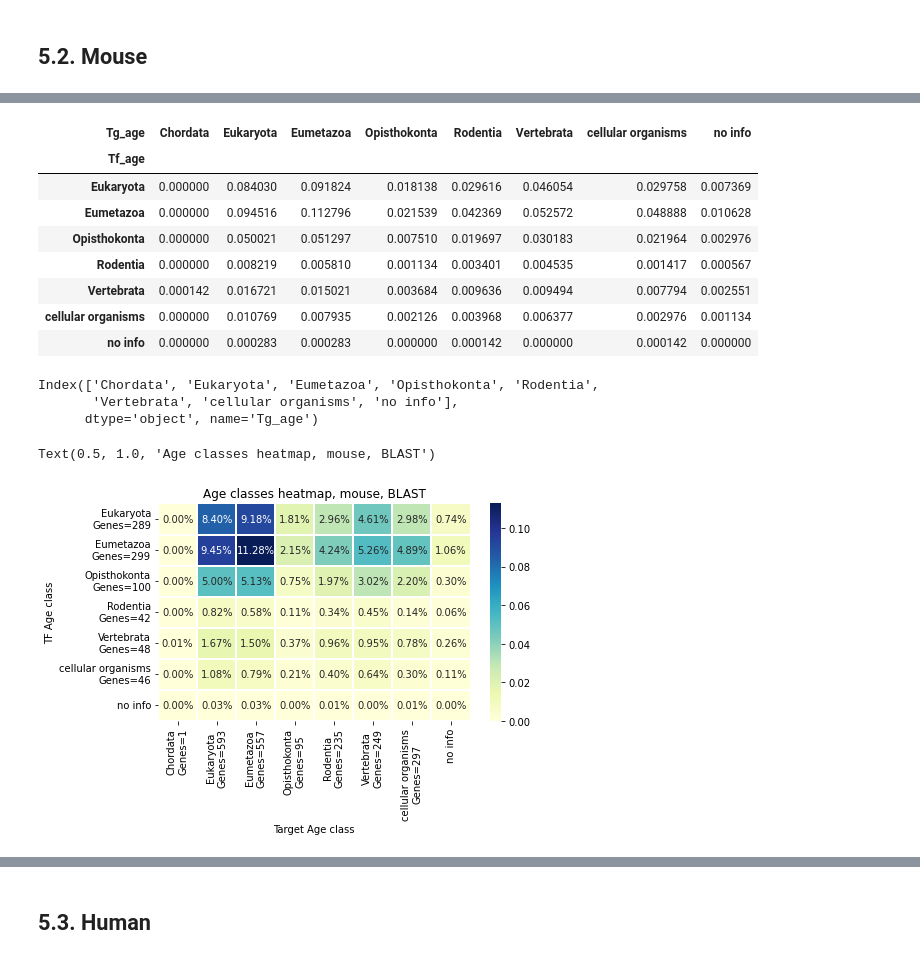
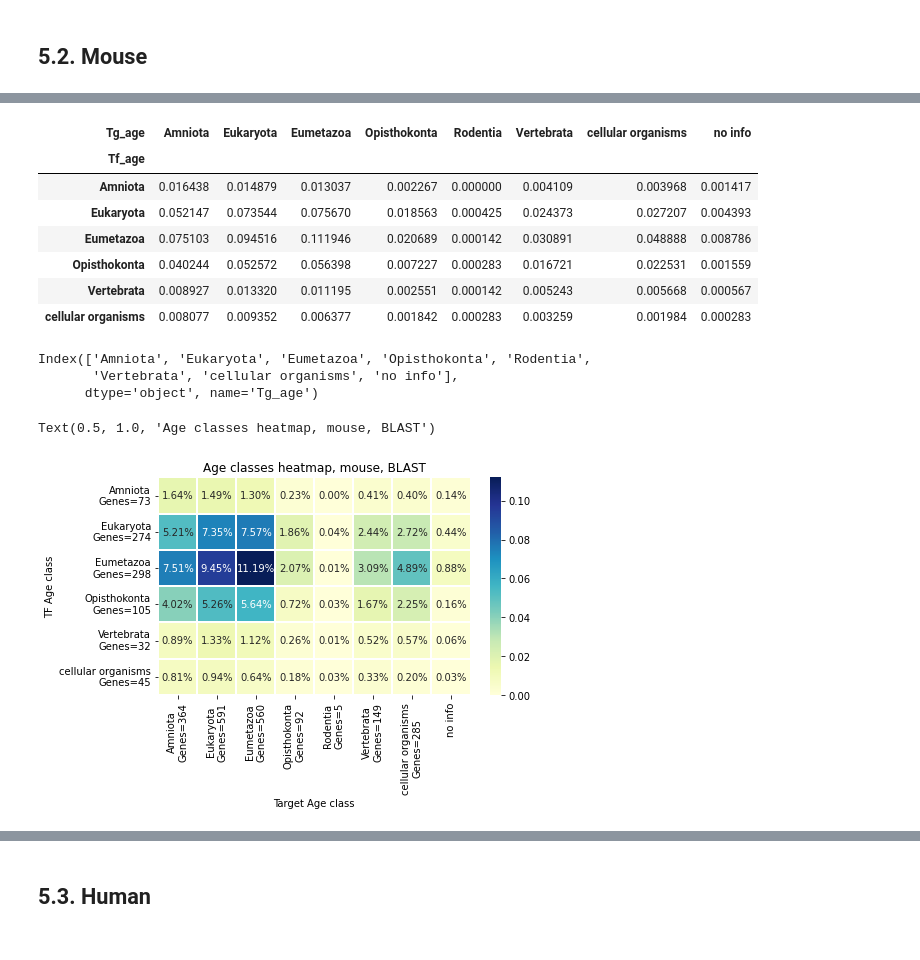
Before and after one commit to Freddsle/age_patterns, a Jupyter notebook: code/06_BLAST_SwissTree.ipynb, the cells around one changed output, grey strips where cells are left out. Cells and saved outputs as stored; diff of their text form; code cells hidden in the pictures.

```diff
--- a/code/06_BLAST_SwissTree.ipynb
+++ b/code/06_BLAST_SwissTree.ipynb
@@ -443,7 +559,7 @@ yeast_age_hits.to_csv('../data/06_swiss_tree_blast/swiss_red_res/yeast_age_hits.
 # %% [markdown]
 ## 4.2. Mouse
 # %%
-doc = '../data/06_swiss_tree_blast/mouse_results/blast_swiss_local.table'
+doc = '../data/06_swiss_tree_blast/mouse_results/mouse_blast_swiss_entrez.table'
 result_table = pd.read_csv(doc, sep='\t', header=None, names=['gene_name', 'seq_id', 'sub_title', 'p_ident', 'e_value', 'bit_score'])
 result_table.head()
 # %% [output]
@@ -591,7 +707,7 @@ mouse_age_hits.to_csv('../data/06_swiss_tree_blast/mouse_results/mouse_age_hits.
 ## 4.3. Human
 2862
 # %%
-doc = '../data/06_swiss_tree_blast/human_results/blast_swiss_local.table'
+doc = '../data/06_swiss_tree_blast/human_results/human_blast_swiss_entrez.table'
 result_table = pd.read_csv(doc, sep='\t', header=None, names=['gene_name', 'seq_id', 'sub_title', 'p_ident', 'e_value', 'bit_score'])
 result_table.head()
 # %% [output]
@@ -947,10 +1080,10 @@ array(['cellular organisms', 'Eumetazoa', 'Opisthokonta', 'Rodentia',
 #mouse_blast_ages['Age'] = mouse_blast_ages['Age'].apply(lambda x: 'Vertebrata' if x == 'Amniota' or x == 'Euteleostomi' or x == 'Tetrapoda' else x)
 #mouse_blast_ages['Age'] = mouse_blast_ages['Age'].apply(lambda x: 'Mammalia' if x == 'Boreoeutheria' or x == 'Euarchontoglires' or x == 'Theria' else x)
 
-mouse_blast_ages['Age'] = mouse_blast_ages['Age'].apply(lambda x: 'Vertebrata' if x == 'Amniota' or x == 'Euteleostomi' or x == 'Tetrapoda' else x)
-mouse_blast_ages['Age'] = mouse_blast_ages['Age'].apply(lambda x: 'Theria' if x == 'Boreoeutheria' or x == 'Euarchontoglires' else x)
+mouse_blast_ages['Age'] = mouse_blast_ages['Age'].apply(lambda x: 'Vertebrata' if x == 'Euteleostomi' or x == 'Tetrapoda' else x)
+mouse_blast_ages['Age'] = mouse_blast_ages['Age'].apply(lambda x: 'Amniota' if x == 'Theria' or x == 'Boreoeutheria' or x == 'Euarchontoglires'else x)
 mouse_blast_ages['Age'] = mouse_blast_ages['Age'].apply(lambda x: 'Eumetazoa' if x == 'Bilateria' else x)
-mouse_blast_ages['Age'] = mouse_blast_ages['Age'].apply(lambda x: 'Rodentia' if x == 'Murinae' or x == 'Mus'or x == 'Theria' else x)
+mouse_blast_ages['Age'] = mouse_blast_ages['Age'].apply(lambda x: 'Rodentia' if x == 'Murinae' or x == 'Mus' else x)
 # %%
 mouse_data['Tf_age'] = mouse_data.merge(mouse_blast_ages, how='left', on=['TF']).Age
 
@@ -962,60 +1095,59 @@ mouse_data[['Tg_age', 'Tf_age']] = mouse_data[['Tg_age', 'Tf_age']].replace(np.n
 heatmap_m = pd.crosstab(mouse_data.Tf_age, mouse_data.Tg_age, normalize=True)
 heatmap_m
 # %% [output]
-| Tg_age | Chordata | Eukaryota | Eumetazoa | Opisthokonta | Rodentia | Vertebrata | cellular organisms | no info |
+| Tg_age | Amniota | Eukaryota | Eumetazoa | Opisthokonta | Rodentia | Vertebrata | cellular organisms | no info |
 | Tf_age |  |  |  |  |  |  |  |  |
-| Eukaryota | 0.000000 | 0.084030 | 0.091824 | 0.018138 | 0.029616 | 0.046054 | 0.029758 | 0.007369 |
-| Eumetazoa | 0.000000 | 0.094516 | 0.112796 | 0.021539 | 0.042369 | 0.052572 | 0.048888 | 0.010628 |
-| Opisthokonta | 0.000000 | 0.050021 | 0.051297 | 0.007510 | 0.019697 | 0.030183 | 0.021964 | 0.002976 |
-| Rodentia | 0.000000 | 0.008219 | 0.005810 | 0.001134 | 0.003401 | 0.004535 | 0.001417 | 0.000567 |
-| Vertebrata | 0.000142 | 0.016721 | 0.015021 | 0.003684 | 0.009636 | 0.009494 | 0.007794 | 0.002551 |
-| cellular organisms | 0.000000 | 0.010769 | 0.007935 | 0.002126 | 0.003968 | 0.006377 | 0.002976 | 0.001134 |
-| no info | 0.000000 | 0.000283 | 0.000283 | 0.000000 | 0.000142 | 0.000000 | 0.000142 | 0.000000 |
+| Amniota | 0.016438 | 0.014879 | 0.013037 | 0.002267 | 0.000000 | 0.004109 | 0.003968 | 0.001417 |
+| Eukaryota | 0.052147 | 0.073544 | 0.075670 | 0.018563 | 0.000425 | 0.024373 | 0.027207 | 0.004393 |
+| Eumetazoa | 0.075103 | 0.094516 | 0.111946 | 0.020689 | 0.000142 | 0.030891 | 0.048888 | 0.008786 |
+| Opisthokonta | 0.040244 | 0.052572 | 0.056398 | 0.007227 | 0.000283 | 0.016721 | 0.022531 | 0.001559 |
+| Vertebrata | 0.008927 | 0.013320 | 0.011195 | 0.002551 | 0.000142 | 0.005243 | 0.005668 | 0.000567 |
+| cellular organisms | 0.008077 | 0.009352 | 0.006377 | 0.001842 | 0.000283 | 0.003259 | 0.001984 | 0.000283 |
 # %%
 tf_ages_count = mouse_data.groupby(['TF', 'Tf_age'], as_index=0).count().groupby('Tf_age', as_index=0).count()[['Tf_age', 'TF']]
 tg_ages_count = mouse_data.groupby(['Target', 'Tg_age'], as_index=0).count().groupby('Tg_age', as_index=0).count()[['Tg_age', 'Target']]
 # %%
 heatmap_m.columns
 # %% [output]
-Index(['Chordata', 'Eukaryota', 'Eumetazoa', 'Opisthokonta', 'Rodentia',
+Index(['Amniota', 'Eukaryota', 'Eumetazoa', 'Opisthokonta', 'Rodentia',
        'Vertebrata', 'cellular organisms', 'no info'],
       dtype='object', name='Tg_age')
 # %%
 plt.rcParams["figure.figsize"] = 7, 4
 
-ylabels = ['Eukaryota', 'Eumetazoa', 'Opisthokonta',
-           'Rodentia', 'Vertebrata', 'cellular organisms'] # labels for y-axis
+ylabels = ['Amniota', 'Eukaryota', 'Eumetazoa', 'Opisthokonta',
+           'Vertebrata', 'cellular organisms'] # labels for y-axis
 
-xlabels = ['Chordata', 'Eukaryota', 'Eumetazoa', 'Opisthokonta',
-           'Rodentia', 'Vertebrata', 'cellular organisms'] # labels for x-axis
+xlabels = ['Amniota', 'Eukaryota', 'Eumetazoa', 'Opisthokonta', 'Rodentia',
+           'Vertebrata', 'cellular organisms'] # labels for x-axis
 
 x_axis_labels = []
 y_axis_labels = []
 
 for label in xlabels:
     x_axis_labels.append(f'{label}\nGenes={tg_ages_count[tg_ages_count.Tg_age == label].Target.iloc[0]}')
 
 x_axis_labels.append('no info')
 
 for label in ylabels:
     y_axis_labels.append(f'{label}\nGenes={tf_ages_count[tf_ages_count.Tf_age == label].TF.iloc[0]}')
 
-y_axis_labels.append('no info')
+#y_axis_labels.append('no info')
 
 s = sns.heatmap(heatmap_m,
                 xticklabels=x_axis_labels,
                 yticklabels=y_axis_labels,
                 annot=True,
                 fmt=".2%",
                 cmap="YlGnBu",
                 linewidths=1.5)
 
 s.set(xlabel='Target Age class', ylabel='TF Age class')
 plt.title('Age classes heatmap, mouse, BLAST')
 
-#plt.savefig('../data/04_plots/mouse_swiss_blast_heatmap.png')
-#plt.close()
+# plt.savefig('../data/04_plots/mouse_swiss_blast_heatmap.png')
+# plt.close()
 # %% [output]
 Text(0.5, 1.0, 'Age classes heatmap, mouse, BLAST')
-[figure, old version]
+[figure, new version]
 # %%
```
Also changed, not shown: parts of 48 cells of this notebook, 19 other files.
